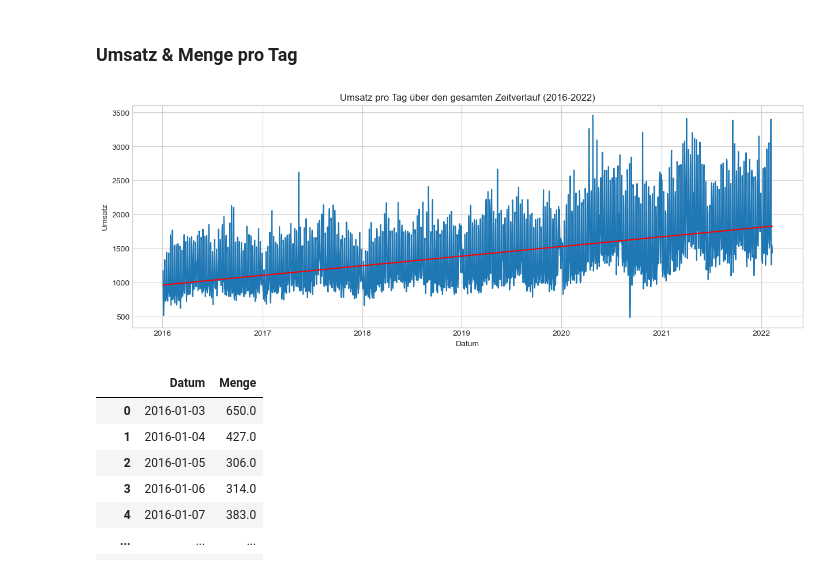
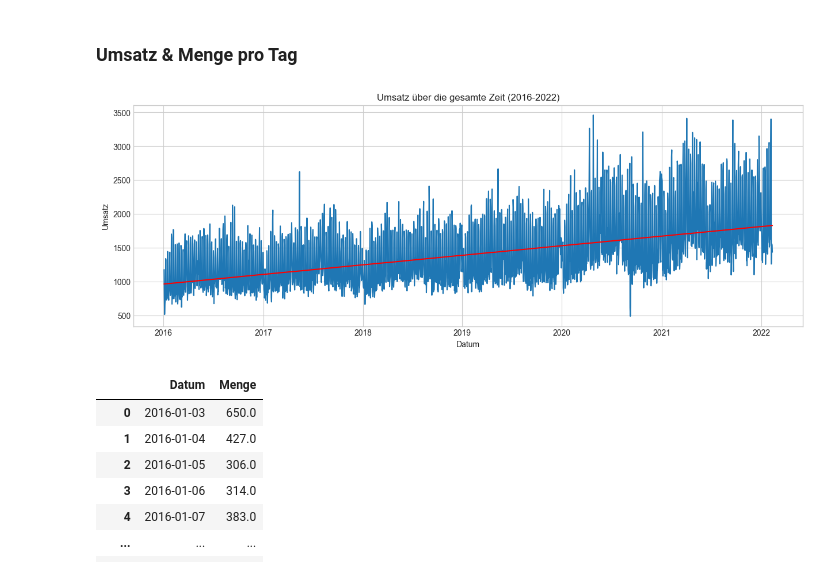
Before and after one commit to mrtz-wssl/KI_in_KMU, a Jupyter notebook: KI_in_KMU_Main.ipynb, the cells around one changed output. Saved outputs shown, nothing was run; the diff lists cells and outputs as text; code cells hidden in the pictures.

Commit message:
Ein paar neue Visualisierungen

```diff
--- a/KI_in_KMU_Main.ipynb
+++ b/KI_in_KMU_Main.ipynb
@@ -468,20 +469,20 @@ data_2
 # %%
 # Visualisierung: Umsatz pro Tag
 
 plt.figure(figsize=(15,5))
 plt.plot(data_2['Datum'], data_2['Umsatz'])
 plt.xlabel('Datum')
 plt.ylabel('Umsatz')
-plt.title('Umsatz pro Tag über den gesamten Zeitverlauf (2016-2022)')
+plt.title('Umsatz über die gesamte Zeit (2016-2022)')
 
 # Trendlinie
 z = np.polyfit(data_2.index, data_2['Umsatz'], 1)
 p = np.poly1d(z)
 plt.plot(data_2['Datum'], p(data_2.index), label='Trendline', color='red')
 
 plt.show()
 # %% [output]
-[figure, old version]
+[figure, new version]
 # %%
 # Nun möchten wir die Menge pro Tag.
 
```
Also changed, not shown: parts of 16 cells of this notebook.
